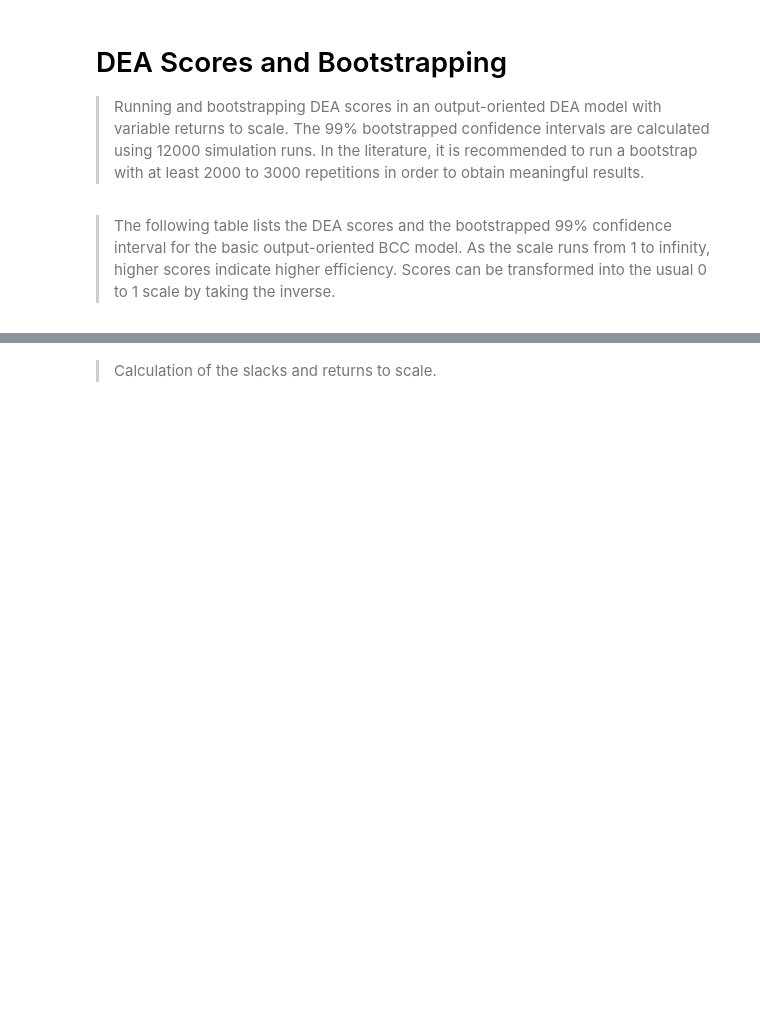
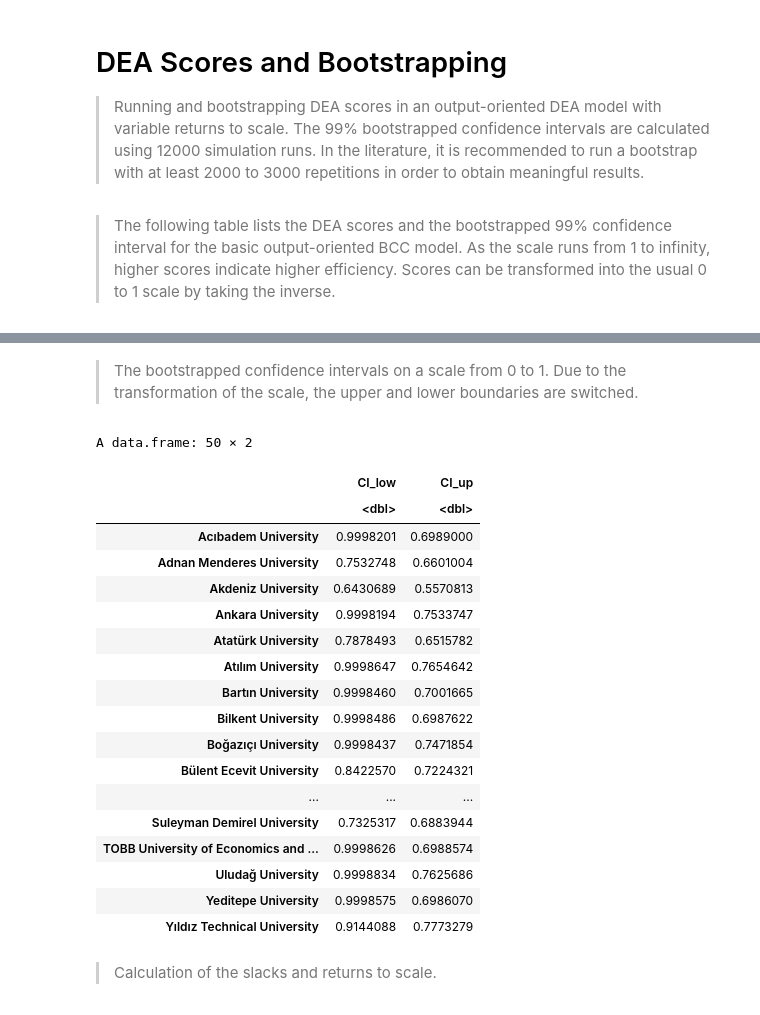
Before and after one commit to MichaelWegener/DEA-BetaRegression-TurkishHigherEducation, a Jupyter notebook: DEA_with_Bootstrapping.ipynb, the cells around one changed output, grey strips where cells are left out. Drawn from its saved outputs; the diff is of its cells as text; code cells hidden in the pictures; blank space fills up the shorter version.

```diff
--- a/DEA_with_Bootstrapping.ipynb
+++ b/DEA_with_Bootstrapping.ipynb
@@ -88,3 +121,29 @@ A data.frame: 50 × 6
+# %% [markdown]
+
+
+> The bootstrapped confidence intervals on a scale from 0 to 1. Due to the transformation of the scale, the upper and lower boundaries are switched.
+# %%
+1/results_bt$CI
+# %% [output]
+A data.frame: 50 × 2
+|  | CI_low | CI_up |
+|  | <dbl> | <dbl> |
+| Acıbadem University | 0.9998201 | 0.6989000 |
+| Adnan Menderes University | 0.7532748 | 0.6601004 |
+| Akdeniz University | 0.6430689 | 0.5570813 |
+| Ankara University | 0.9998194 | 0.7533747 |
+| Atatürk University | 0.7878493 | 0.6515782 |
+| Atılım University | 0.9998647 | 0.7654642 |
+| Bartın University | 0.9998460 | 0.7001665 |
+| Bilkent University | 0.9998486 | 0.6987622 |
+| Boğazıçı University | 0.9998437 | 0.7471854 |
+| Bülent Ecevit University | 0.8422570 | 0.7224321 |
+| ... | ... | ... |
+| Suleyman Demirel University | 0.7325317 | 0.6883944 |
+| TOBB University of Economics and ... | 0.9998626 | 0.6988574 |
+| Uludağ University | 0.9998834 | 0.7625686 |
+| Yeditepe University | 0.9998575 | 0.6986070 |
+| Yıldız Technical University | 0.9144088 | 0.7773279 |
 # %% [markdown]
 
 > Calculation of the slacks and returns to scale.
```
Also changed, not shown: parts of 7 cells of this notebook.
